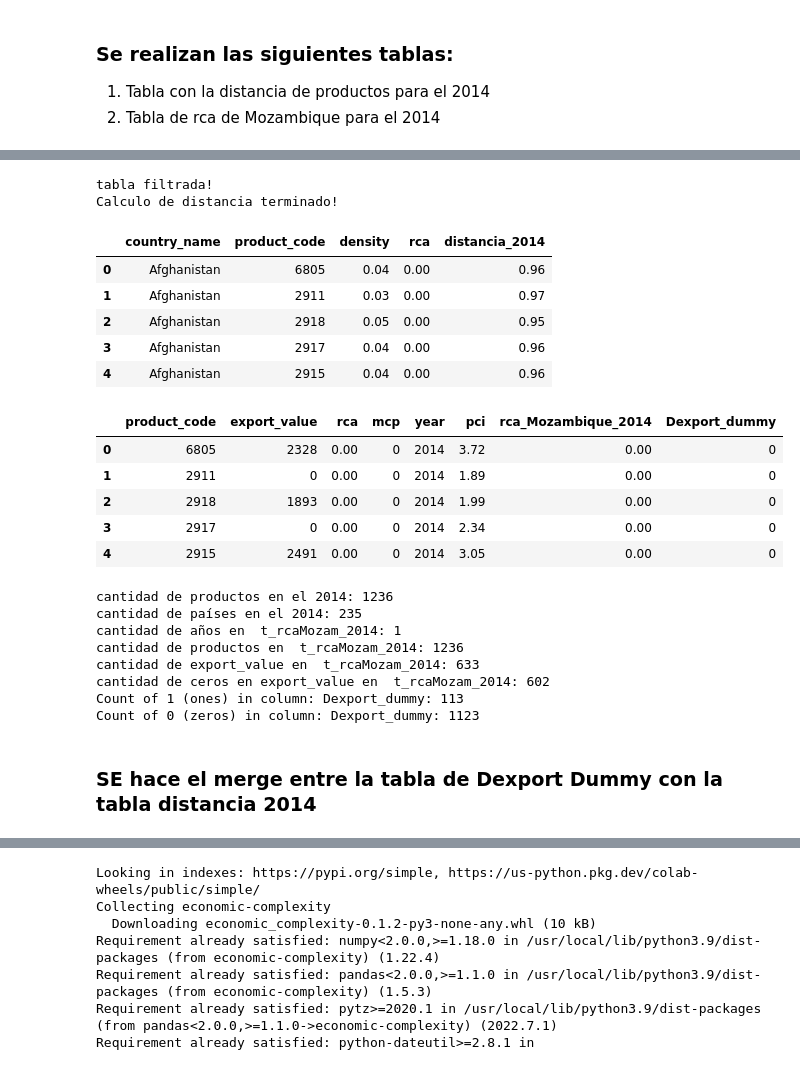
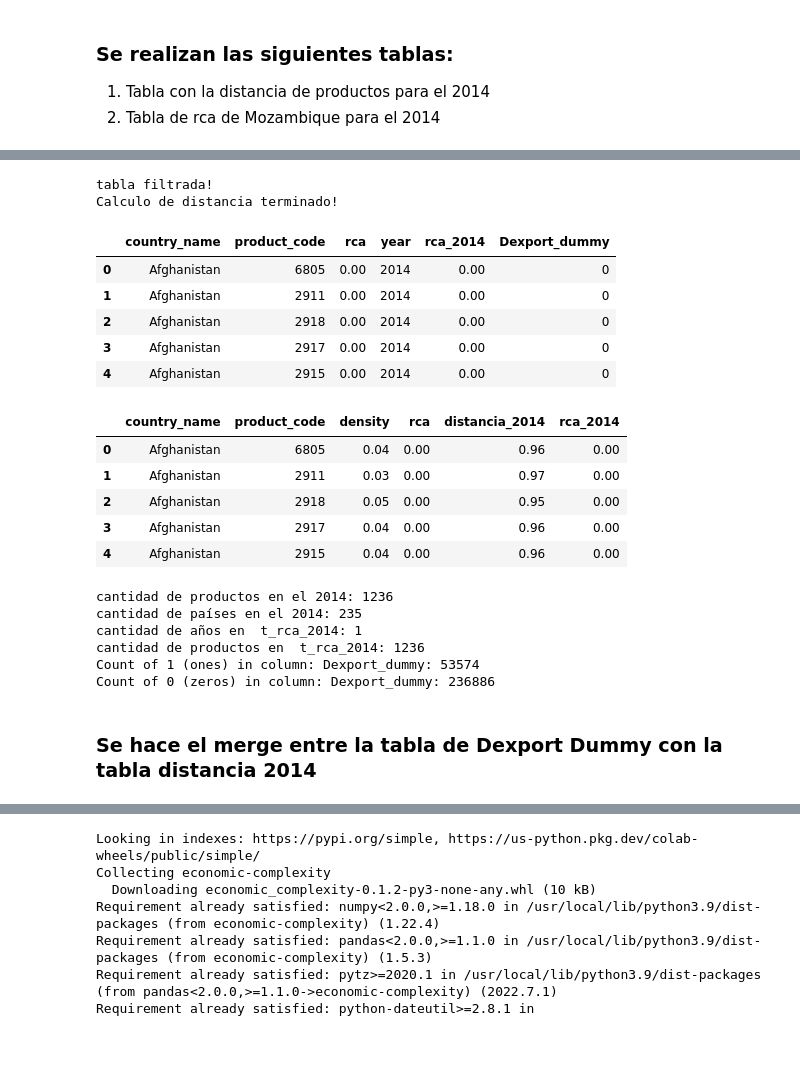
Before and after one commit to descandon88/Ecuador-Growth-data-set, a Jupyter notebook: analisis_mozambique/feasible_products_proposition_1.ipynb, the cells around one changed output, grey strips where cells are left out. Saved outputs shown, nothing was run; the diff lists cells and outputs as text; code cells hidden in the pictures.

```diff
--- a/analisis_mozambique/feasible_products_proposition_1.ipynb
+++ b/analisis_mozambique/feasible_products_proposition_1.ipynb
@@ -263,69 +251,75 @@ rcaMoz_2014.describe()
 # %%
 prepoOne2014 = df_complexity[df_complexity['year']==2014].copy()
-rcaMoz_2014 =  df_complexity[(df_complexity['year']==2014)&(df_complexity['country_name']=='Mozambique')].copy()
+# rcaMoz_2014 =  df_complexity[(df_complexity['year']==2014)&(df_complexity['country_name']=='Mozambique')].copy()
 
 prepoOne2014 = prepoOne2014[['country_name','product_name','product_code','density','rca','year']].copy()
 
 def Dexport_rca_mozam(data):
     df_all = data.copy()
-    df_all['rca_Mozambique_2014'] = df_all.apply(lambda x: (x.rca),axis =1 )
+    # df_all['rca_Mozambique_2014'] = df_all.apply(lambda x: (x.rca),axis =1 )
+    df_all['rca_2014'] = df_all.apply(lambda x: (x.rca),axis =1 )
 
-    df_all['Dexport_dummy'] = df_all.apply(lambda x: 1 if (x.rca_Mozambique_2014>=0.1 and x.rca_Mozambique_2014 <=0.99) else 0 ,axis=1)
+    df_all['Dexport_dummy'] = df_all.apply(lambda x: 1 if (x.rca_2014>0.1 and x.rca_2014 <0.99) else 0 ,axis=1)
 
-    df_all.drop(['country_name','product_name','density','pca','eci','coi','cog'],axis=1,inplace=True,errors='ignore')
+    df_all.drop(['product_name','density','pca','eci','coi','cog'],axis=1,inplace=True,errors='ignore')
     df_all = df_all.reset_index(drop=True)
 
     print("tabla filtrada!")
     return df_all
 
 
 def distance_calc(data):
   df_dist = data.copy()
   df_dist['distancia_2014'] = df_dist.apply(lambda x: (1-x.density),axis =1 )
+  df_dist['rca_2014'] = df_dist.apply(lambda x: x.rca,axis =1 )
+
   df_dist.drop(['product_name','year'],axis=1,inplace=True,errors='ignore')
   df_dist = df_dist.reset_index(drop=True)
   print("Calculo de distancia terminado!")
   return df_dist
 
-t_rcaMozam_2014 = Dexport_rca_mozam(rcaMoz_2014)
+# t_rcaMozam_2014 = Dexport_rca_mozam(rcaMoz_2014)
+t_rca_2014 = Dexport_rca_mozam(prepoOne2014)
 t_Distance2014 = distance_calc(prepoOne2014)
 
+# t_rcaMozam_2014.head()
+t_rca_2014.head()
 t_Distance2014.head()
-t_rcaMozam_2014.head()
+
 # t_Distance2014['product_code'].nunique()
 # rcaMozam_2014['country_name'].nunique()
 
-count_ones = (t_rcaMozam_2014['Dexport_dummy'] == 1).sum()
-count_zeros = (t_rcaMozam_2014['Dexport_dummy'] == 0).sum()
-count_zeros_export_value = (t_rcaMozam_2014['export_value'] == 0).sum()
+count_ones = (t_rca_2014['Dexport_dummy'] == 1).sum()
+count_zeros = (t_rca_2014['Dexport_dummy'] == 0).sum()
+# count_zeros_export_value = (t_rca_2014['export_value'] == 0).sum()
 # %% [output]
 tabla filtrada!
 Calculo de distancia terminado!
-|  | country_name | product_code | density | rca | distancia_2014 |
-| 0 | Afghanistan | 6805 | 0.04 | 0.00 | 0.96 |
-| 1 | Afghanistan | 2911 | 0.03 | 0.00 | 0.97 |
-| 2 | Afghanistan | 2918 | 0.05 | 0.00 | 0.95 |
-| 3 | Afghanistan | 2917 | 0.04 | 0.00 | 0.96 |
-| 4 | Afghanistan | 2915 | 0.04 | 0.00 | 0.96 |
+|  | country_name | product_code | rca | year | rca_2014 | Dexport_dummy |
+| 0 | Afghanistan | 6805 | 0.00 | 2014 | 0.00 | 0 |
+| 1 | Afghanistan | 2911 | 0.00 | 2014 | 0.00 | 0 |
+| 2 | Afghanistan | 2918 | 0.00 | 2014 | 0.00 | 0 |
+| 3 | Afghanistan | 2917 | 0.00 | 2014 | 0.00 | 0 |
+| 4 | Afghanistan | 2915 | 0.00 | 2014 | 0.00 | 0 |
-|  | product_code | export_value | rca | mcp | year | pci | rca_Mozambique_2014 | Dexport_dummy |
-| 0 | 6805 | 2328 | 0.00 | 0 | 2014 | 3.72 | 0.00 | 0 |
-| 1 | 2911 | 0 | 0.00 | 0 | 2014 | 1.89 | 0.00 | 0 |
-| 2 | 2918 | 1893 | 0.00 | 0 | 2014 | 1.99 | 0.00 | 0 |
-| 3 | 2917 | 0 | 0.00 | 0 | 2014 | 2.34 | 0.00 | 0 |
-| 4 | 2915 | 2491 | 0.00 | 0 | 2014 | 3.05 | 0.00 | 0 |
+|  | country_name | product_code | density | rca | distancia_2014 | rca_2014 |
+| 0 | Afghanistan | 6805 | 0.04 | 0.00 | 0.96 | 0.00 |
+| 1 | Afghanistan | 2911 | 0.03 | 0.00 | 0.97 | 0.00 |
+| 2 | Afghanistan | 2918 | 0.05 | 0.00 | 0.95 | 0.00 |
+| 3 | Afghanistan | 2917 | 0.04 | 0.00 | 0.96 | 0.00 |
+| 4 | Afghanistan | 2915 | 0.04 | 0.00 | 0.96 | 0.00 |
 # %%
 
-count_ones = (t_rcaMozam_2014['Dexport_dummy'] == 1).sum()
-count_zeros = (t_rcaMozam_2014['Dexport_dummy'] == 0).sum()
-count_zeros_export_value = (t_rcaMozam_2014['export_value'] == 0).sum()
+count_ones = (t_rca_2014['Dexport_dummy'] == 1).sum()
+count_zeros = (t_rca_2014['Dexport_dummy'] == 0).sum()
+# count_zeros_export_value = (t_rca_2014['export_value'] == 0).sum()
 
 print("cantidad de productos en el 2014:",t_Distance2014['product_code'].nunique())
 print("cantidad de países en el 2014:",t_Distance2014['country_name'].nunique())
 # print("cantidad de países en t_rcaMozam_2014:",t_rcaMozam_2014['country_name'].nunique())
-print("cantidad de años en  t_rcaMozam_2014:",t_rcaMozam_2014['year'].nunique())
-print("cantidad de productos en  t_rcaMozam_2014:",t_rcaMozam_2014['product_code'].nunique())
-print("cantidad de export_value en  t_rcaMozam_2014:",t_rcaMozam_2014['export_value'].nunique())
-print("cantidad de ceros en export_value en  t_rcaMozam_2014:",count_zeros_export_value)
+print("cantidad de años en  t_rca_2014:",t_rca_2014['year'].nunique())
+print("cantidad de productos en  t_rca_2014:",t_rca_2014['product_code'].nunique())
+#print("cantidad de export_value en  t_rca_2014:",t_rca_2014['export_value'].nunique())
+# print("cantidad de ceros en export_value en  t_rca_2014:",count_zeros_export_value)
 
 
 
@@ -335,11 +329,9 @@ print("Count of 0 (zeros) in column: Dexport_dummy:", count_zeros)
 # %% [output]
 cantidad de productos en el 2014: 1236
 cantidad de países en el 2014: 235
-cantidad de años en  t_rcaMozam_2014: 1
-cantidad de productos en  t_rcaMozam_2014: 1236
-cantidad de export_value en  t_rcaMozam_2014: 633
-cantidad de ceros en export_value en  t_rcaMozam_2014: 602
-Count of 1 (ones) in column: Dexport_dummy: 113
-Count of 0 (zeros) in column: Dexport_dummy: 1123
+cantidad de años en  t_rca_2014: 1
+cantidad de productos en  t_rca_2014: 1236
+Count of 1 (ones) in column: Dexport_dummy: 53574
+Count of 0 (zeros) in column: Dexport_dummy: 236886
 # %% [markdown]
-### SE hace el merge entre la tabla de Dexport Dummy con la tabla distancia 2014
+### Se hace el merge entre la tabla de Dexport Dummy con la tabla distancia 2014
```
Also changed, not shown: parts of 31 cells of this notebook.
